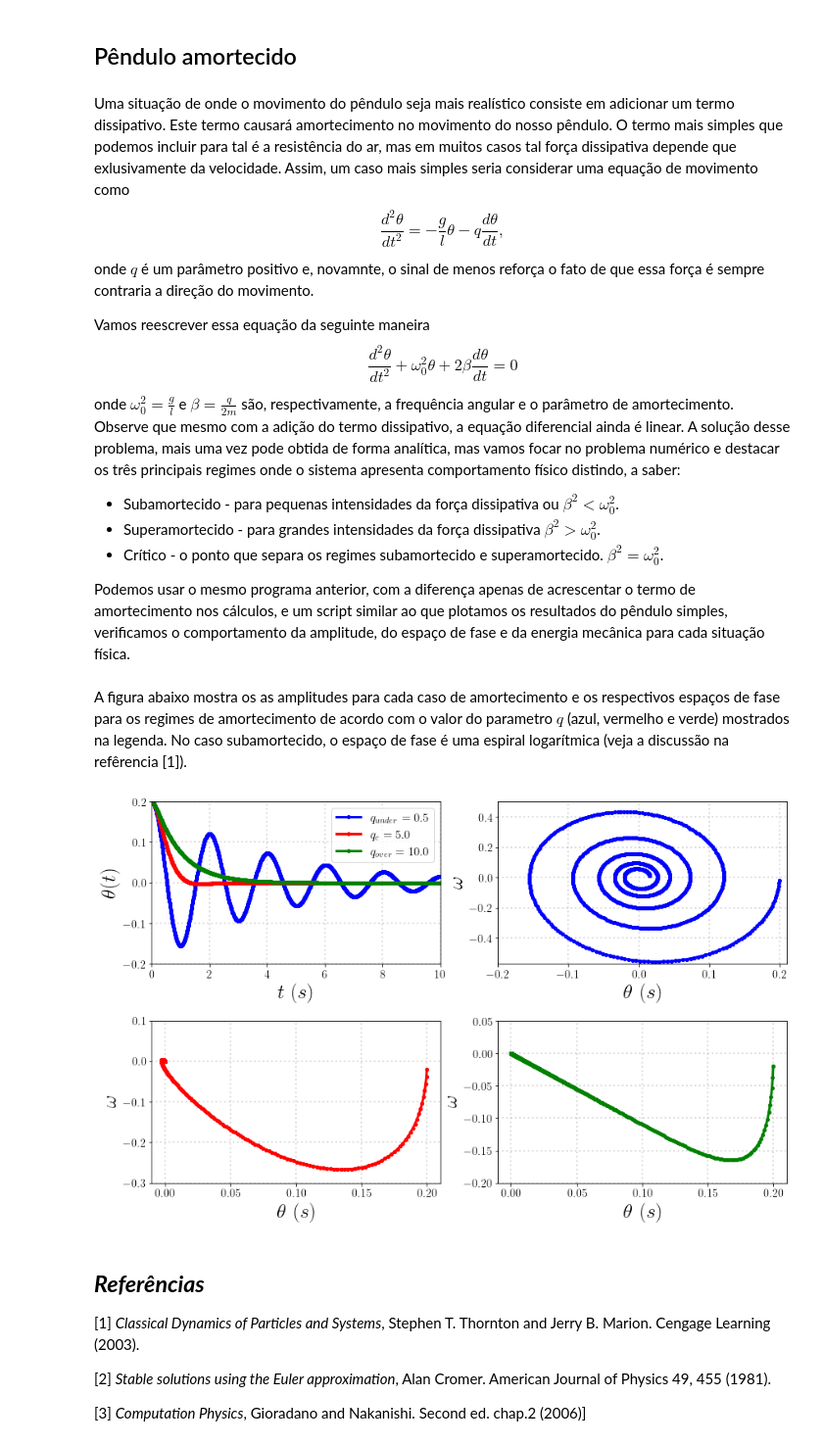
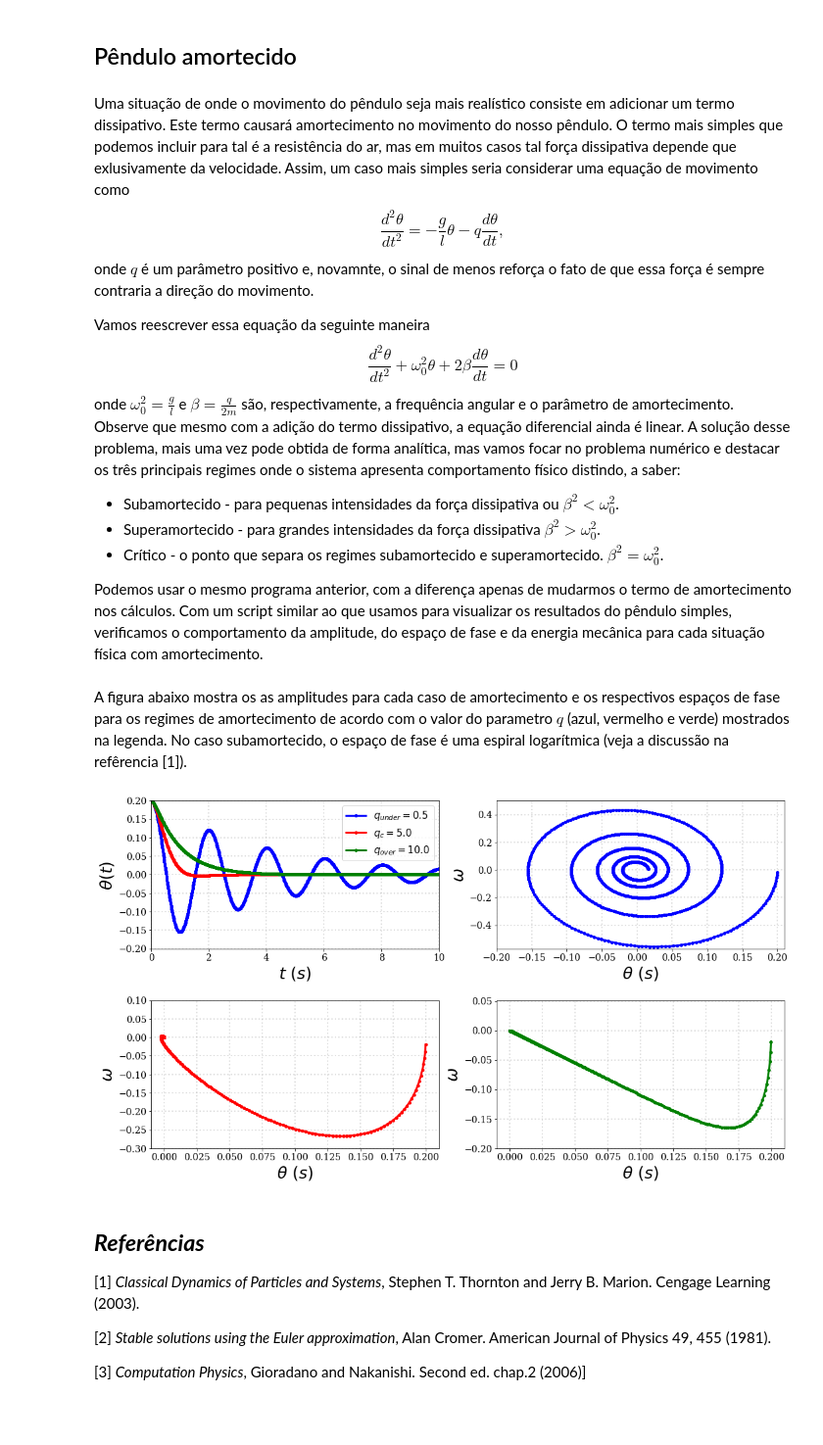
Before and after one commit to CarlenePSF/Introductory-Computational-Physics, a Jupyter notebook: oscilacoes.ipynb, the cells around one changed output. Shown at 98% size. Drawn from its saved outputs; the diff is of its cells as text; code cells hidden in the pictures; blank space fills up the shorter version.

```diff
--- a/oscilacoes.ipynb
+++ b/oscilacoes.ipynb
@@ -183,4 +156,4 @@ $\beta^{2}<\omega_{0}^{2}$.
 * Superamortecido - para grandes intensidades da força dissipativa $\beta^{2}>\omega_{0}^{2}$.
 * Crítico - o ponto que separa os regimes subamortecido e superamortecido. $\beta^{2}=\omega_{0}^{2}$.
 
-Podemos usar o mesmo programa anterior, com a diferença apenas de acrescentar o termo de amortecimento nos cálculos, e um script similar ao que plotamos os resultados do pêndulo simples, verificamos o comportamento da amplitude, do espaço de fase e da energia mecânica para cada situação física.
+Podemos usar o mesmo programa anterior, com a diferença apenas de mudarmos o termo de amortecimento nos cálculos. Com um script similar ao que usamos para visualizar os resultados do pêndulo simples, verificamos o comportamento da amplitude, do espaço de fase e da energia mecânica para cada situação física com amortecimento.
@@ -286,52 +160,51 @@ for n0 in range(0,1000):
+# %%
+time_under, position_under, velocity_under, energy_under = results['sub']
+time_crit, position_crit, velocity_crit, energy_crit = results['critical']
+time_over, position_over, velocity_over, energy_over = results['super']
 # %% [markdown]
 A figura abaixo mostra os as amplitudes para cada caso de amortecimento e os respectivos espaços de fase para os regimes de amortecimento de acordo com o valor do parametro $q$ (azul, vermelho e verde) mostrados na legenda. No caso subamortecido, o espaço de fase é uma espiral logarítmica (veja a discussão na refêrencia [1]).
 # %%
-#customizando o gráfico
-
-fig1 = plt.figure(figsize = (13,8))
+fig1 = plt.figure(figsize = (16, 9))
 plt.subplots_adjust(top=0.96, bottom=0.14, left=0.14, right=0.98, wspace=0.2, hspace=0.35)
-#subplot(nrows, ncols, index, **kwargs)
 ax1 = fig1.add_subplot(2,2,1)
 ax2 = fig1.add_subplot(2,2,2)
 ax3 = fig1.add_subplot(2,2,3)
 ax4 = fig1.add_subplot(2,2,4)
 
-ax1.grid(b=True, which='major', color='DarkGray', alpha=0.4, linestyle=':', linewidth=2)
+ax1.grid(which='major', color='DarkGray', alpha=0.4, linestyle=':', linewidth=2)
 ax1.set_xlim([0.0,10.0])
 ax1.set_ylim([-0.2,0.2])
 ax1.set_ylabel("$\\theta(t)$ ",fontsize=25)
 ax1.set_xlabel('$t \ (s)$',fontsize=25)
-ax1.plot(t,theta,'-o',color='Blue', lw=3, ms=4, markevery=1, label='$q_{under}=0.5$')
-ax1.plot(t,theta_c,'-o',color='red', lw=3, ms=4, markevery=1, label='$q_c=5.0$')
-ax1.plot(t,theta_o,'-o',color='Green', lw=3, ms=4, markevery=1, label='$q_{over}=10.0$')
+ax1.plot(time_under, position_under,'-o',color='Blue', lw=3, ms=4, markevery=1, label='$q_{under}=0.5$')
+ax1.plot(time_crit, position_crit,'-o',color='red', lw=3, ms=4, markevery=1, label='$q_c=5.0$')
+ax1.plot(time_over, position_over,'-o',color='Green', lw=3, ms=4, markevery=1, label='$q_{over}=10.0$')
 
-ax2.grid(b=True, which='major', color='DarkGray', alpha=0.4, linestyle=':', linewidth=2)
+ax2.grid(which='major', color='DarkGray', alpha=0.4, linestyle=':', linewidth=2)
 ax2.set_xlim([-0.2,0.21])
 ax2.set_ylim([-0.57,0.5])
 ax2.set_ylabel("$\\omega$ ",fontsize=25)
 ax2.set_xlabel('$\\theta \ (s)$',fontsize=25)
-ax2.plot(theta,omega,'-o',color='Blue', lw=3, ms=4, markevery=1, label='$q_{under}=0.50$')
+ax2.plot(position_under, velocity_under,'-o',color='Blue', lw=3, ms=4, markevery=1, label='$q_{under}=0.50$')
 
-ax3.grid(b=True, which='major', color='DarkGray', alpha=0.4, linestyle=':', linewidth=2)
+ax3.grid(which='major', color='DarkGray', alpha=0.4, linestyle=':', linewidth=2)
 ax3.set_xlim([-0.01,0.21])
 ax3.set_ylim([-0.3,0.1])
 ax3.set_ylabel("$\\omega$ ",fontsize=25)
 ax3.set_xlabel('$\\theta \ (s)$',fontsize=25)
-ax3.plot(theta_c,omega_c,'-o',color='Red', lw=3, ms=4, markevery=1, label='$q_{under}=0.50$')
+ax3.plot(position_crit, velocity_crit,'-o',color='Red', lw=3, ms=4, markevery=1, label='$q_{under}=0.50$')
 
-ax4.grid(b=True, which='major', color='DarkGray', alpha=0.4, linestyle=':', linewidth=2)
+ax4.grid(which='major', color='DarkGray', alpha=0.4, linestyle=':', linewidth=2)
 ax4.set_xlim([-0.01,0.21])
 ax4.set_ylim([-0.2,0.051])
 ax4.set_ylabel("$\\omega$ ",fontsize=25)
 ax4.set_xlabel('$\\theta \ (s)$',fontsize=25)
-ax4.plot(theta_o,omega_o,'-o',color='Green', lw=3, ms=4, markevery=1, label='$q_{under}=0.50$')
+ax4.plot(position_over, velocity_over,'-o',color='Green', lw=3, ms=4, markevery=1, label='$q_{under}=0.50$')
 
 legend = ax1.legend(loc='best', shadow=False, fontsize='15')
-
-#plt.savefig('pendulo_amortecido.jpg',dpi=120, orientation='portrait')
 plt.show()
 # %% [output]
-[figure, old version]
+[figure, new version]
 # %% [markdown]
 ## ***Referências***
 
```
Also changed, not shown: parts of 12 cells of this notebook, 5 other files.
